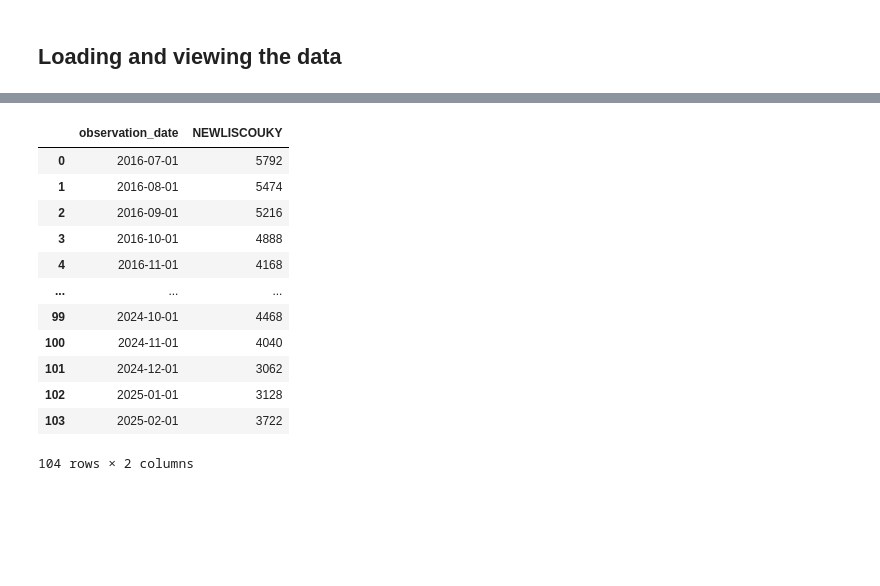
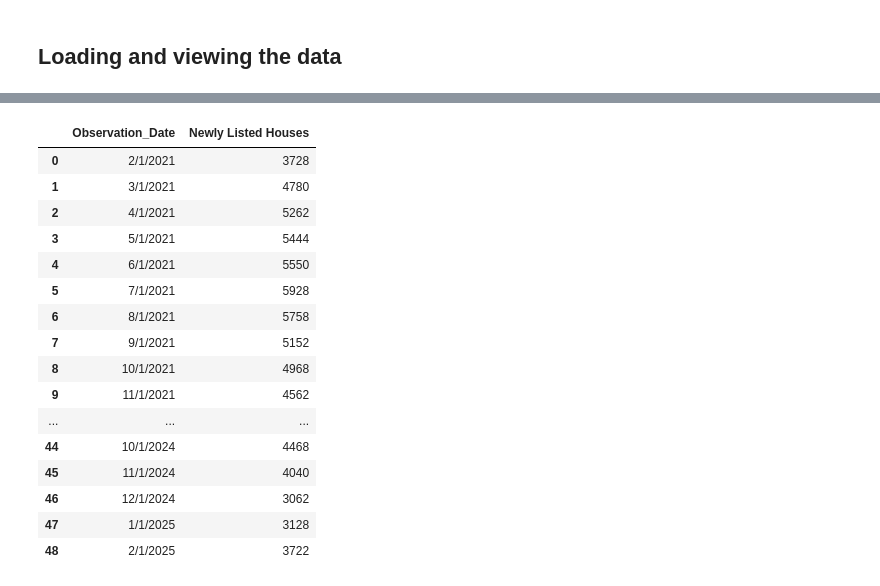
Before and after one commit to Polis-source/M4-capstone, a Jupyter notebook: Final project.ipynb, the cells around one changed output, grey strips where cells are left out. Drawn from its saved outputs; the diff is of its cells as text; code cells hidden in the pictures; blank space fills up the shorter version.

Commit message:
updated actual project file to merge tables

```diff
--- a/Final project.ipynb
+++ b/Final project.ipynb
@@ -21,19 +21,23 @@ count.head()
 # %%
-count[['observation_date', 'NEWLISCOUKY']]
+count[['Observation_Date', 'Newly Listed Houses']]
 # %% [output]
-|  | observation_date | NEWLISCOUKY |
-| 0 | 2016-07-01 | 5792 |
-| 1 | 2016-08-01 | 5474 |
-| 2 | 2016-09-01 | 5216 |
-| 3 | 2016-10-01 | 4888 |
-| 4 | 2016-11-01 | 4168 |
+|  | Observation_Date | Newly Listed Houses |
+| 0 | 2/1/2021 | 3728 |
+| 1 | 3/1/2021 | 4780 |
+| 2 | 4/1/2021 | 5262 |
+| 3 | 5/1/2021 | 5444 |
+| 4 | 6/1/2021 | 5550 |
+| 5 | 7/1/2021 | 5928 |
+| 6 | 8/1/2021 | 5758 |
+| 7 | 9/1/2021 | 5152 |
+| 8 | 10/1/2021 | 4968 |
+| 9 | 11/1/2021 | 4562 |
 | ... | ... | ... |
-| 99 | 2024-10-01 | 4468 |
-| 100 | 2024-11-01 | 4040 |
-| 101 | 2024-12-01 | 3062 |
-| 102 | 2025-01-01 | 3128 |
-| 103 | 2025-02-01 | 3722 |
+| 44 | 10/1/2024 | 4468 |
+| 45 | 11/1/2024 | 4040 |
+| 46 | 12/1/2024 | 3062 |
+| 47 | 1/1/2025 | 3128 |
+| 48 | 2/1/2025 | 3722 |
-104 rows × 2 columns
 # %%
 price.head()
 # %% [output]
```
Also changed, not shown: parts of 7 cells of this notebook.
